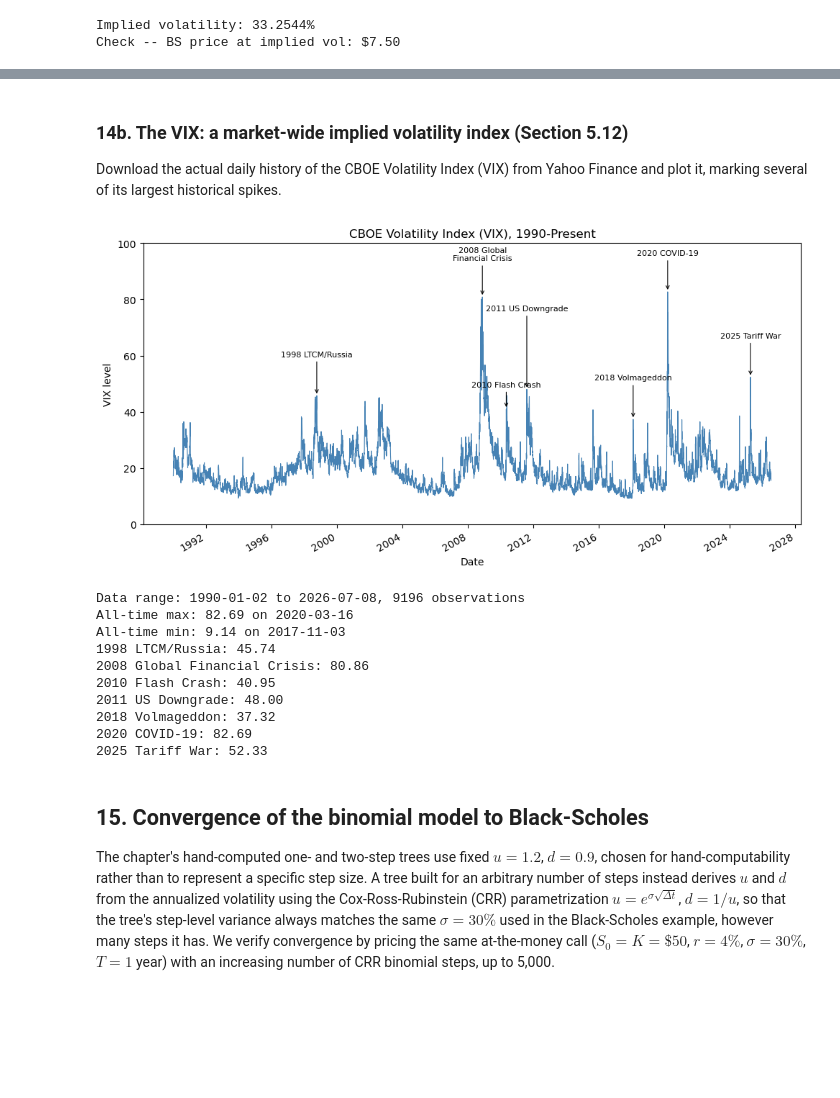
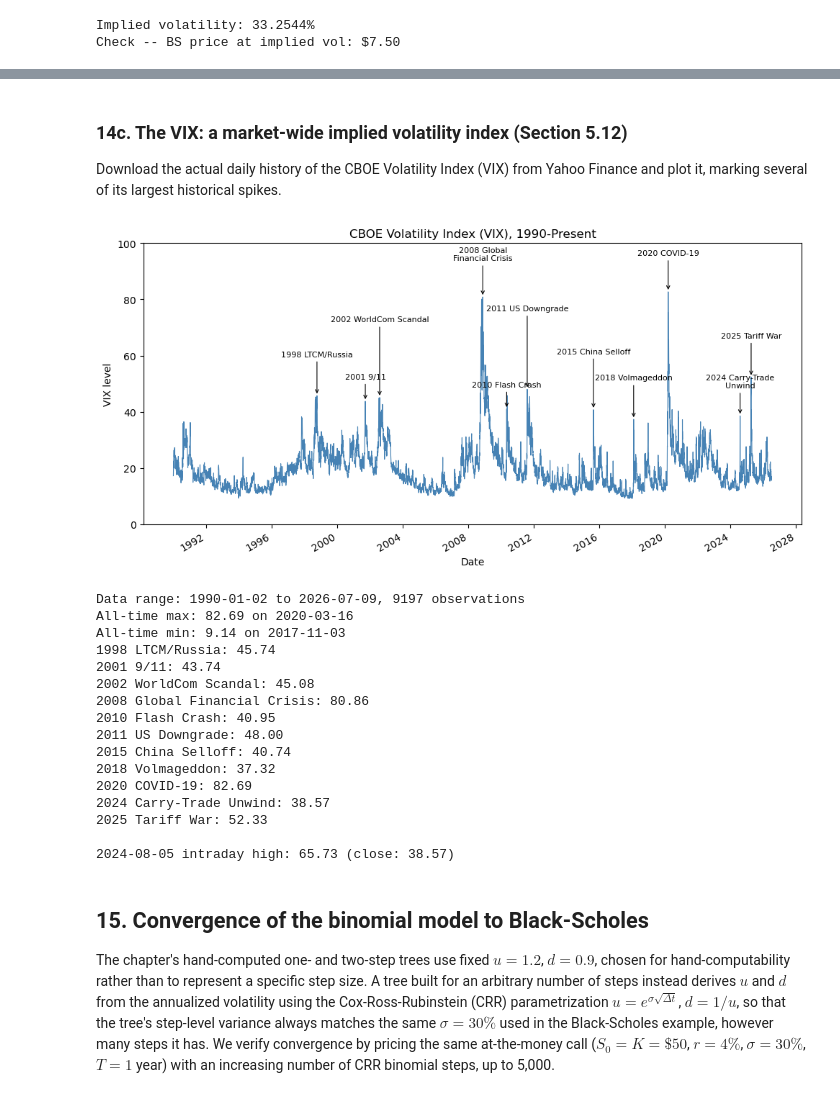
Before and after one commit to wulinsuo/AI-in-Finance, a Jupyter notebook: notebooks/chapter5.ipynb, the cells around one changed output, grey strips where cells are left out. Cells and saved outputs as stored; diff of their text form; code cells hidden in the pictures; blank space fills up the shorter version.

```diff
--- a/notebooks/chapter5.ipynb
+++ b/notebooks/chapter5.ipynb
@@ -477,5 +520,5 @@ Check -- BS price at implied vol: $7.50
 # %% [markdown]
-### 14b. The VIX: a market-wide implied volatility index (Section 5.12)
+### 14c. The VIX: a market-wide implied volatility index (Section 5.12)
 
 Download the actual daily history of the CBOE Volatility Index (VIX) from Yahoo Finance and plot it, marking several of its largest historical spikes.
 # %%
@@ -490,47 +533,63 @@ vix = vix.dropna()
 # (label, event date, vertical label offset in VIX points)
 events = {
     "1998 LTCM/Russia": ("1998-10-08", 14),
+    "2001 9/11": ("2001-09-20", 8),
+    "2002 WorldCom Scandal": ("2002-08-05", 27),
     "2008 Global\nFinancial Crisis": ("2008-11-20", 13),
     "2010 Flash Crash": ("2010-05-07", 8),
     "2011 US Downgrade": ("2011-08-08", 28),
+    "2015 China Selloff": ("2015-08-24", 20),
     "2018 Volmageddon": ("2018-02-05", 14),
     "2020 COVID-19": ("2020-03-16", 13),
+    "2024 Carry-Trade\nUnwind": ("2024-08-05", 10),
     "2025 Tariff War": ("2025-04-08", 14),
 }
 
 fig, ax = plt.subplots(figsize=(10, 5))
 vix.plot(ax=ax, color="steelblue", linewidth=0.8)
 for label, (date_str, offset) in events.items():
     event_date = pd.Timestamp(date_str)
     event_val = float(vix.loc[event_date])
     ax.annotate(label, xy=(event_date, event_val), xytext=(event_date, event_val + offset),
                 arrowprops=dict(arrowstyle="->", color="black", lw=0.8),
                 fontsize=8, ha="center")
 ax.set_title("CBOE Volatility Index (VIX), 1990-Present")
 ax.set_ylabel("VIX level")
 ax.set_xlabel("Date")
 ax.set_ylim(0, 100)
 plt.tight_layout()
 plt.savefig("../ch5_fig_vix.png", dpi=150)
 plt.show()
 
 print(f"Data range: {vix.index[0].date()} to {vix.index[-1].date()}, {len(vix)} observations")
 print(f"All-time max: {vix.max():.2f} on {vix.idxmax().date()}")
 print(f"All-time min: {vix.min():.2f} on {vix.idxmin().date()}")
 for label, (date_str, offset) in events.items():
     print(f"{label.replace(chr(10), ' ')}: {float(vix.loc[pd.Timestamp(date_str)]):.2f}")
+
+# Intraday high on the 2024 carry-trade unwind day, since the close understates
+# how extreme that single session was
+vix_full_aug2024 = yf.download("^VIX", start="2024-08-05", end="2024-08-06", progress=False, auto_adjust=False)
+intraday_high_20240805 = float(vix_full_aug2024["High"].to_numpy()[0, 0])
+print(f"\n2024-08-05 intraday high: {intraday_high_20240805:.2f} (close: 38.57)")
 # %% [output]
-[figure, old version]
+[figure, new version]
-Data range: 1990-01-02 to 2026-07-08, 9196 observations
+Data range: 1990-01-02 to 2026-07-09, 9197 observations
 All-time max: 82.69 on 2020-03-16
 All-time min: 9.14 on 2017-11-03
 1998 LTCM/Russia: 45.74
+2001 9/11: 43.74
+2002 WorldCom Scandal: 45.08
 2008 Global Financial Crisis: 80.86
 2010 Flash Crash: 40.95
 2011 US Downgrade: 48.00
+2015 China Selloff: 40.74
 2018 Volmageddon: 37.32
 2020 COVID-19: 82.69
+2024 Carry-Trade Unwind: 38.57
 2025 Tariff War: 52.33
+
+2024-08-05 intraday high: 65.73 (close: 38.57)
 # %% [markdown]
 ## 15. Convergence of the binomial model to Black-Scholes
 
```
Also changed, not shown: parts of 2 cells of this notebook, 8 other files.
